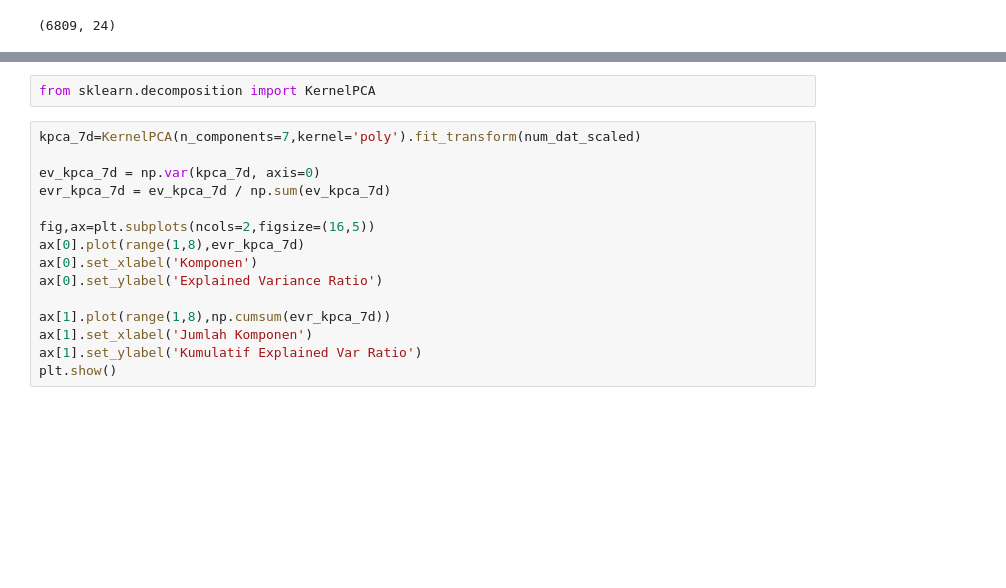
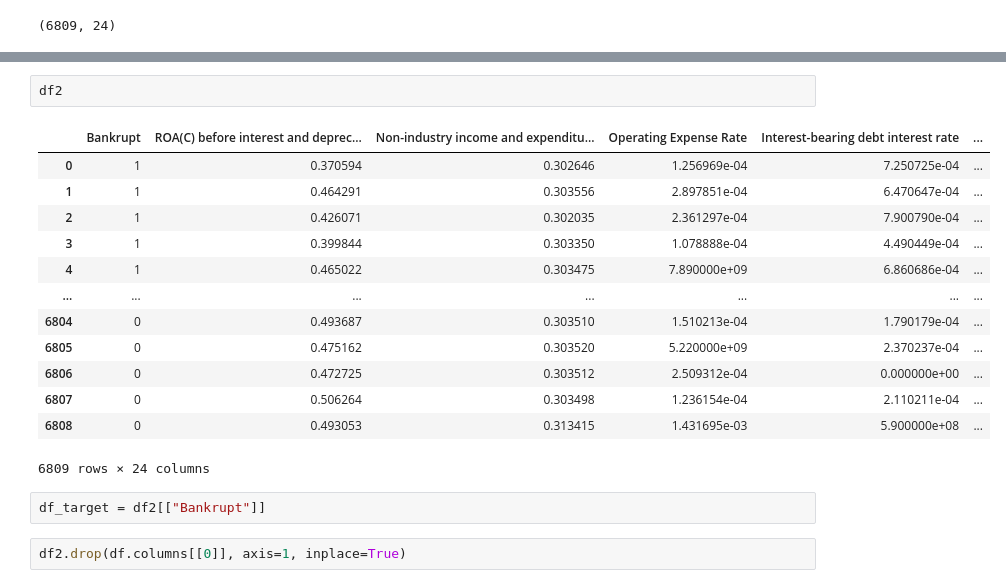
Before and after one commit to naomi-amelia/bankrupt, a Jupyter notebook: Bankrupt.ipynb, the cells around one changed output, grey strips where cells are left out. Saved outputs shown, nothing was run; the diff lists cells and outputs as text; blank space fills up the shorter version.

```diff
--- a/Bankrupt.ipynb
+++ b/Bankrupt.ipynb
@@ -294,17 +249,20 @@ plt.show()
-# %%
-from sklearn.decomposition import KernelPCA
-# %%
-kpca_7d=KernelPCA(n_components=7,kernel='poly').fit_transform(num_dat_scaled)
-
-ev_kpca_7d = np.var(kpca_7d, axis=0)
-evr_kpca_7d = ev_kpca_7d / np.sum(ev_kpca_7d)
-
-fig,ax=plt.subplots(ncols=2,figsize=(16,5))
-ax[0].plot(range(1,8),evr_kpca_7d)
-ax[0].set_xlabel('Komponen')
-ax[0].set_ylabel('Explained Variance Ratio')
-
-ax[1].plot(range(1,8),np.cumsum(evr_kpca_7d))
-ax[1].set_xlabel('Jumlah Komponen')
-ax[1].set_ylabel('Kumulatif Explained Var Ratio')
-plt.show()
+# %%
+df2
+# %% [output]
+|  | Bankrupt | ROA(C) before interest and deprec... | Non-industry income and expenditu... | Operating Expense Rate | Interest-bearing debt interest rate | ... |
+| 0 | 1 | 0.370594 | 0.302646 | 1.256969e-04 | 7.250725e-04 | ... |
+| 1 | 1 | 0.464291 | 0.303556 | 2.897851e-04 | 6.470647e-04 | ... |
+| 2 | 1 | 0.426071 | 0.302035 | 2.361297e-04 | 7.900790e-04 | ... |
+| 3 | 1 | 0.399844 | 0.303350 | 1.078888e-04 | 4.490449e-04 | ... |
+| 4 | 1 | 0.465022 | 0.303475 | 7.890000e+09 | 6.860686e-04 | ... |
+| ... | ... | ... | ... | ... | ... | ... |
+| 6804 | 0 | 0.493687 | 0.303510 | 1.510213e-04 | 1.790179e-04 | ... |
+| 6805 | 0 | 0.475162 | 0.303520 | 5.220000e+09 | 2.370237e-04 | ... |
+| 6806 | 0 | 0.472725 | 0.303512 | 2.509312e-04 | 0.000000e+00 | ... |
+| 6807 | 0 | 0.506264 | 0.303498 | 1.236154e-04 | 2.110211e-04 | ... |
+| 6808 | 0 | 0.493053 | 0.313415 | 1.431695e-03 | 5.900000e+08 | ... |
+6809 rows × 24 columns
+# %%
+df_target = df2[["Bankrupt"]]
+# %%
+df2.drop(df.columns[[0]], axis=1, inplace=True)
```
Also changed, not shown: parts of 18 cells of this notebook, 1 other file.
